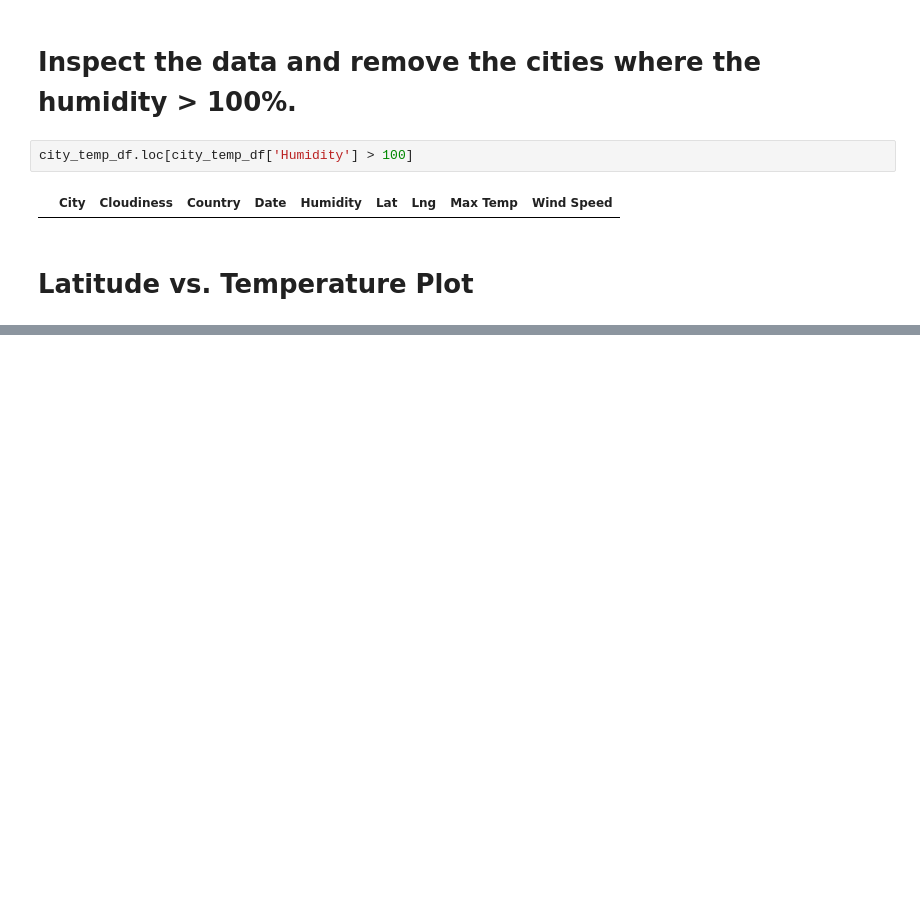
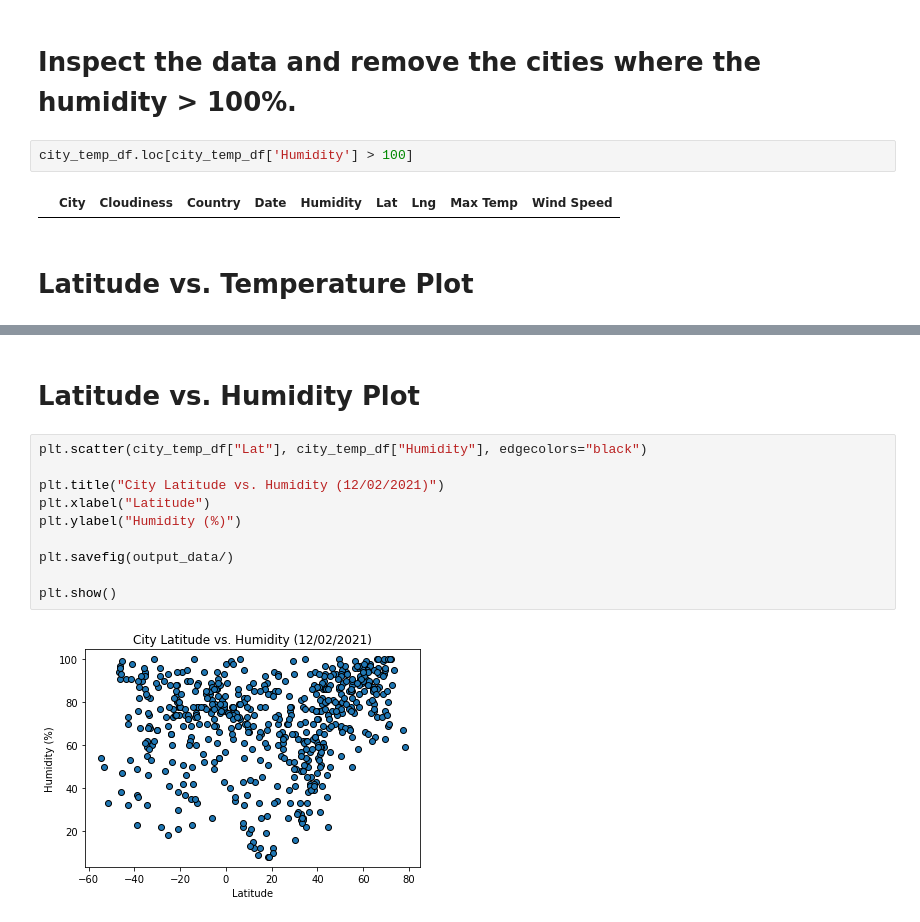
Before and after one commit to KendallMcCroy/python-api-challenge, a Jupyter notebook: WeatherPy.ipynb, the cells around one changed output, grey strips where cells are left out. Saved outputs shown, nothing was run; the diff lists cells and outputs as text; blank space fills up the shorter version.

```diff
--- a/WeatherPy.ipynb
+++ b/WeatherPy.ipynb
@@ -195,0 +187,14 @@ plt.show()
+# %% [markdown]
+# Latitude vs. Humidity Plot
+# %%
+plt.scatter(city_temp_df["Lat"], city_temp_df["Humidity"], edgecolors="black")
+
+plt.title("City Latitude vs. Humidity (12/02/2021)")
+plt.xlabel("Latitude")
+plt.ylabel("Humidity (%)")
+
+plt.savefig(output_data/)
+
+plt.show()
+# %% [output]
+[figure, added]
```
Also changed, not shown: parts of 4 cells of this notebook, 3 other files.
